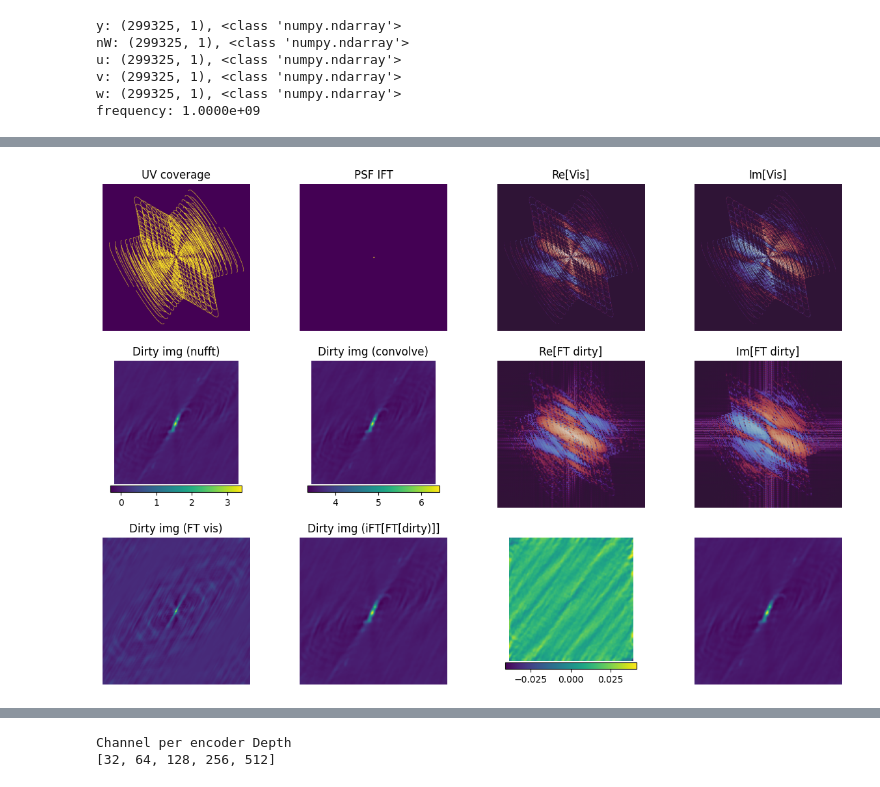
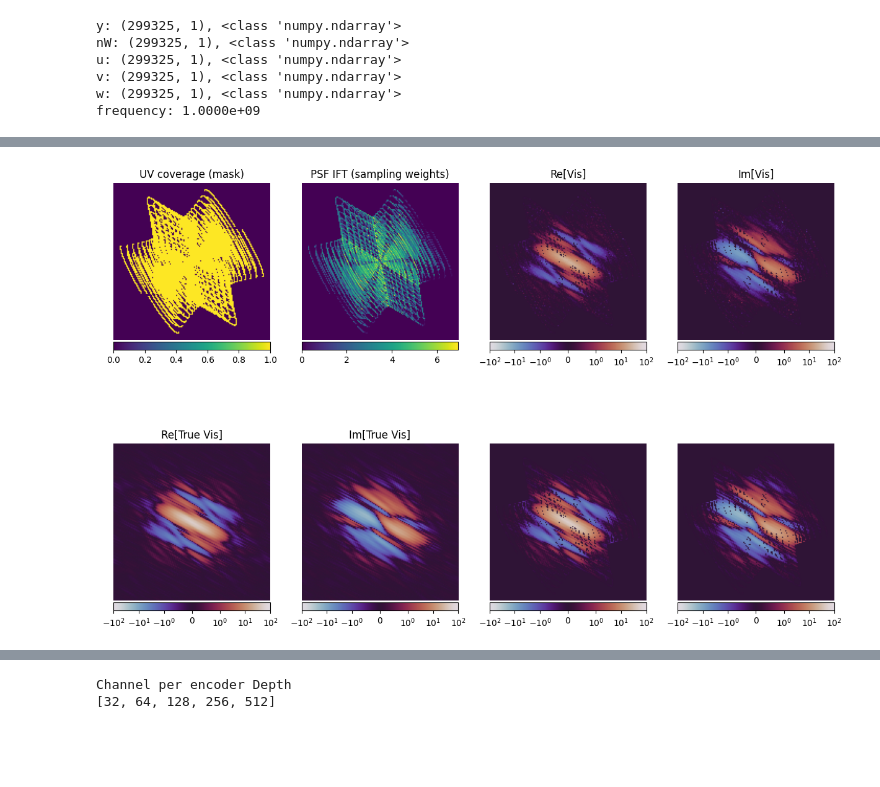
Before and after one commit to epfl-radio-astro/diffusionRI, a Jupyter notebook: ddrm_vs_usara.ipynb, the cells around one changed output, grey strips where cells are left out. Drawn from its saved outputs; the diff is of its cells as text; code cells hidden in the pictures; blank space fills up the shorter version.

```diff
--- a/ddrm_vs_usara.ipynb
+++ b/ddrm_vs_usara.ipynb
@@ -79,15 +102,16 @@ ax[9].imshow(AIRI_image,norm = lognorm,cmap = "twilight")
 # %%
 fig, ax = plt.subplots(1,3, figsize=(12,5))
 ax = ax.flatten()
-for a in ax: a.set_axis_off()
+cbar = [None]*len(ax)
 lognorm = colors.SymLogNorm(linthresh=0.01,vmin=0,vmax=1)
 resnorm = colors.SymLogNorm(linthresh=0.01,vmin=-.1,vmax=.1)
-ax[0].imshow(true_image,norm = lognorm, cmap = "cubehelix")
+cbar[0] = ax[0].imshow(true_image,norm = lognorm, cmap = "twilight")
 ax[0].set_title("True image")
-cm = ax[1].imshow(true_image-uSARA_image,norm = resnorm,cmap = "twilight_shifted")
+cbar[1] = ax[1].imshow(true_image-uSARA_image,norm = resnorm,cmap = "twilight_shifted")
 ax[1].set_title("uSARA residuals")
-fig.colorbar(cm, ax=ax[1], shrink=0.8, pad = 0.01, orientation = 'horizontal')
-cm = ax[2].imshow(true_image-AIRI_image,norm = resnorm,cmap = "twilight_shifted")
+cbar[2] =  ax[2].imshow(true_image-AIRI_image,norm = resnorm,cmap = "twilight_shifted")
 ax[2].set_title("AIRI residuals")
-fig.colorbar(cm, ax=ax[2], shrink=0.8, pad = 0.01, orientation = 'horizontal')
+for i in range(len(ax)):
+    ax[i].set_axis_off()
+    fig.colorbar(cbar[i], ax=ax[i],  pad = 0.01, orientation="horizontal")
 # %% [output]
@@ -115,8 +138,11 @@ v: (299325, 1), <class 'numpy.ndarray'>
 w: (299325, 1), <class 'numpy.ndarray'>
 frequency: 1.0000e+09
 # %%
-fig, axs = plt.subplots(3,4,figsize=(15,10))
+# Check the observation file
+
+fig, axs = plt.subplots(2,4,figsize=(15,10))
 axs = axs.flatten()
+cbar = [None]*len(axs)
 
 u_coords = meas['u'].ravel()
 v_coords = meas['v'].ravel()
@@ -124,57 +150,49 @@ u_coords = np.hstack([u_coords,-1*u_coords])
 v_coords = np.hstack([v_coords,-1*v_coords])
 y_img = meas['y'].ravel()
 y_img = np.hstack([np.conj(y_img),y_img])/2
-print(y_img.shape)
 
 hist_range = [[np.min(u_coords)*1.1, np.max(u_coords)*1.1], [np.min(v_coords)*1.1, np.max(v_coords)*1.1]]
-uv_hist, x_edges, y_edges = np.histogram2d(u_coords,v_coords , range = hist_range, bins=512)
-gridded_vis_re, _, _ = np.histogram2d(u_coords,v_coords, weights=y_img.real, range = hist_range, bins=512)
-gridded_vis_im, _, _ = np.histogram2d(u_coords,v_coords, weights=y_img.imag, range = hist_range, bins=512)
-gridded_vis = np.rot90(gridded_vis_re + 1j*gridded_vis_im,k=3)
-gridded_vis[uv_hist>0] = gridded_vis[uv_hist>0]/uv_hist[uv_hist>0]
-mask = uv_hist > 0
-mask = np.rot90(mask,k=3)
-mask =torch.from_numpy(mask.copy())
+uv_hist, x_edges, y_edges = np.histogram2d(u_coords,v_coords , range = hist_range, bins=150)
+gridded_vis_re, _, _ = np.histogram2d(u_coords,v_coords, weights=y_img.real, range = hist_range, bins=150)
+gridded_vis_im, _, _ = np.histogram2d(u_coords,v_coords, weights=y_img.imag, range = hist_range, bins=150)
 
-def ft(img):
-    return np.fft.ifftshift(np.fft.fft2(np.fft.fftshift(img)))
+gridded_vis = gridded_vis_re + 1j*gridded_vis_im
+gridded_vis[uv_hist > 0] /= uv_hist[uv_hist > 0]
+gridded_vis = np.rot90(gridded_vis, k=3)
 
-def ift(vis):
-    return (np.fft.fftshift(np.fft.ifft2(np.fft.fftshift(vis)))).real
-for a in axs: a.set_axis_off()
+mask = np.rot90(uv_hist > 0, k=3)
 
-axs[0].imshow(mask)
-axs[0].set_title("UV coverage")
-sampling_weights = np.abs(ft(nufft_psf))
-#sampling_weights = np.abs(ft(nufft_dirty))
+sampling_weights=sampling_weights*mask
 
-sampling_weights = sampling_weights/np.mean(sampling_weights)
-axs[1].imshow(sampling_weights)
-axs[1].set_title("PSF IFT")
-axs[2].imshow(gridded_vis.real, norm = colors.SymLogNorm(linthresh=1,vmin=-1000,vmax=1000),cmap = "twilight")
+cbar[0] = axs[0].imshow(mask)
+axs[0].set_title("UV coverage (mask)")
+
+
+
+cbar[1] = axs[1].imshow(sampling_weights)
+axs[1].set_title("PSF IFT (sampling weights)")
+cbar[2] =axs[2].imshow(gridded_vis.real, norm = colors.SymLogNorm(linthresh=1,vmin=-100,vmax=100),cmap = "twilight")
 axs[2].set_title("Re[Vis]")
-axs[3].imshow(gridded_vis.imag, norm = colors.SymLogNorm(linthresh=1,vmin=-1000,vmax=1000),cmap = "twilight")
+cbar[3] = axs[3].imshow(gridded_vis.imag, norm = colors.SymLogNorm(linthresh=1,vmin=-100,vmax=100),cmap = "twilight")
 axs[3].set_title("Im[Vis]")
-cm4 = axs[4].imshow(nufft_dirty)
-axs[4].set_title("Dirty img (nufft)")
-img_tmp = ift(ft(true_image)*sampling_weights)
-cm5 = axs[5].imshow(ift(ft(true_image)*sampling_weights))
-axs[5].set_title("Dirty img (convolve)")
 
-fig.colorbar(cm4, ax=axs[4], shrink=0.8, pad = 0.01, orientation = 'horizontal')
-fig.colorbar(cm5, ax=axs[5], shrink=0.8, pad = 0.01, orientation = 'horizontal')
+cbar[4] = axs[4].imshow(1-(sampling_weights==0))
+axs[4].set_title("sampling weights mask")
 
-vis_from_dirty = ft(nufft_dirty)
-axs[6].imshow(vis_from_dirty.real, norm = colors.SymLogNorm(linthresh=1,vmin=-1000,vmax=1000),cmap = "twilight")
-axs[6].set_title("Re[FT dirty]")
-axs[7].imshow(vis_from_dirty.imag, norm = colors.SymLogNorm(linthresh=1,vmin=-1000,vmax=1000),cmap = "twilight")
-axs[7].set_title("Im[FT dirty]")
 
-axs[8].imshow(ift(gridded_vis))
-axs[8].set_title("Dirty img (FT vis)")
-axs[9].imshow(ift(vis_from_dirty))
-axs[9].set_title("Dirty img (iFT[FT[dirty)]]")
-cm = axs[10].imshow(normalize(nufft_dirty) - normalize(ift(ft(true_image)*sampling_weights)),norm=colors.CenteredNorm())
-fig.colorbar(cm, ax=axs[10], shrink=0.8, pad = 0.01, orientation = 'horizontal')
-axs[11].imshow(normalize(img_tmp))
+true_vis = ft(true_image)
+cbar[4] =axs[4].imshow(true_vis.real, norm = colors.SymLogNorm(linthresh=1,vmin=-100,vmax=100),cmap = "twilight")
+axs[4].set_title("Re[True Vis]")
+cbar[5] = axs[5].imshow(true_vis.imag, norm = colors.SymLogNorm(linthresh=1,vmin=-100,vmax=100),cmap = "twilight")
+axs[5].set_title("Im[True Vis]")
+
+cbar[6] = axs[6].imshow(true_vis.real*mask, norm = colors.SymLogNorm(linthresh=1,vmin=-100,vmax=100),cmap = "twilight")
+cbar[7] = axs[7].imshow(true_vis.imag*mask, norm = colors.SymLogNorm(linthresh=1,vmin=-100,vmax=100),cmap = "twilight")
+
+
+
+
+for i in range(len(axs)):
+    axs[i].set_axis_off()
+    if cbar[i]: fig.colorbar(cbar[i], ax=axs[i],  pad = 0.01, orientation="horizontal")
 # %% [output]
@@ -183,2 +199,2 @@ axs[11].imshow(normalize(img_tmp))
-[figure, old version]
+[figure, new version]
 # %%
```
Also changed, not shown: parts of 21 cells of this notebook, 13 other files.
